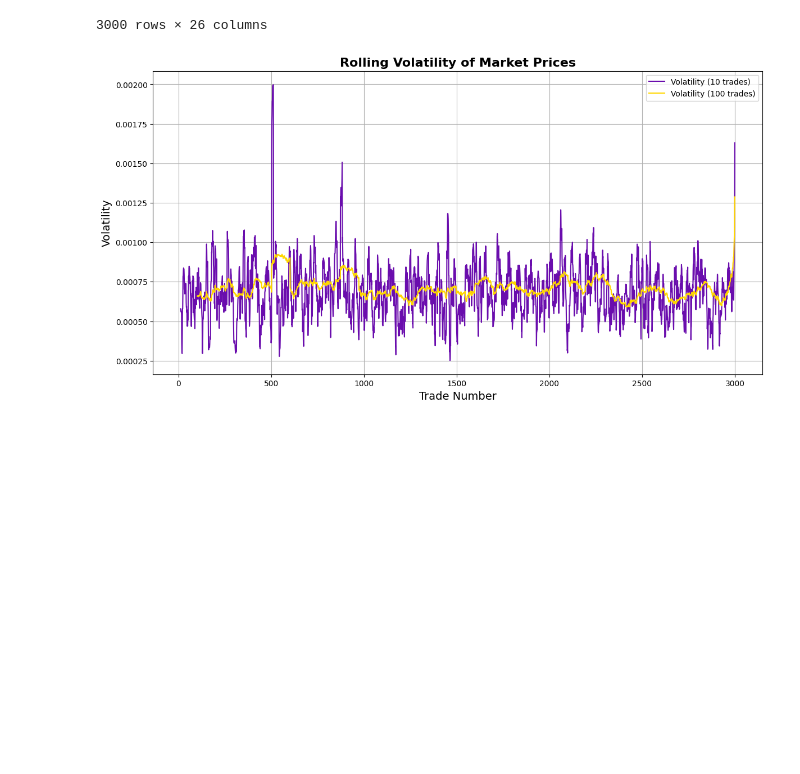
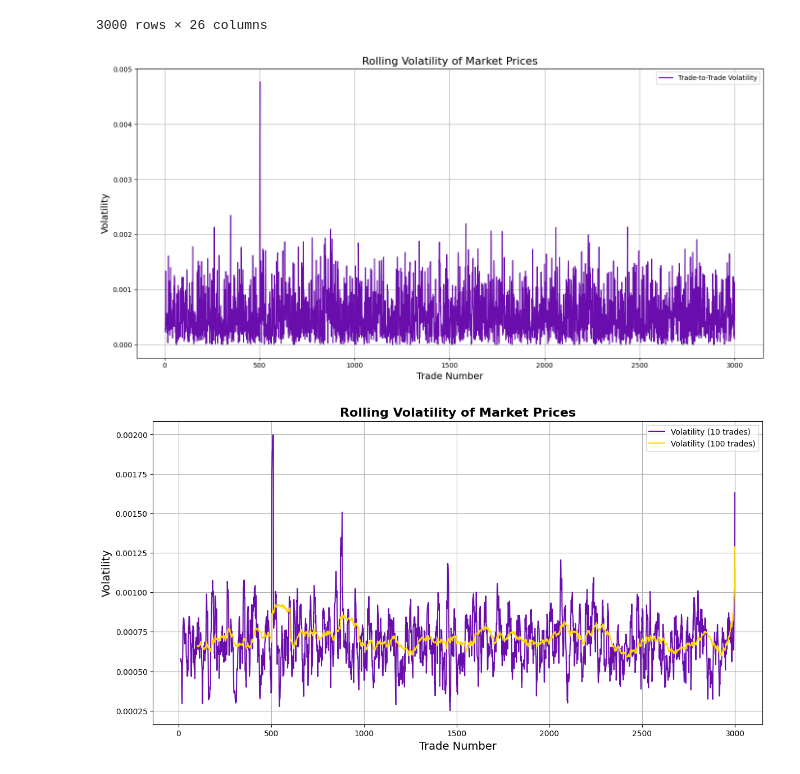
Before and after one commit to richardeli/Thesis, a Jupyter notebook: Data Analysis - Only Used Figures/Last_3000.ipynb, the cells around one changed output. Cells and saved outputs as stored; diff of their text form; code cells hidden in the pictures; blank space fills up the shorter version.

```diff
--- a/Data Analysis - Only Used Figures/Last_3000.ipynb
+++ b/Data Analysis - Only Used Figures/Last_3000.ipynb
@@ -204,6 +280,23 @@ df_1
 | 2998 | 2999 | 68.922989 | -411.448276 | 64.973640 | NaN | NaN | ... |
 | 2999 | 3000 | 69.408940 | -410.454662 | 64.973640 | NaN | NaN | ... |
 3000 rows × 26 columns
+# %%
+# Plotting the volatility
+plt.figure(figsize=(14, 7))
+plt.plot(df_1['Trade Number'], df_1['Volatility'], label='Trade-to-Trade Volatility', color='#6A0DAD')
+
+# Adding labels and title
+plt.title('Rolling Volatility of Market Prices', fontsize=16)
+plt.xlabel('Trade Number', fontsize=14)
+plt.ylabel('Volatility', fontsize=14)
+plt.legend()
+plt.grid()
+
+# Show plot
+plt.tight_layout()
+plt.show()
+# %% [output]
+[figure, added]
 # %%
 plt.figure(figsize=(14, 7))
 plt.plot(df_1['Trade Number'], df_1['Volatility_10'], label='Volatility (10 trades)', color='#6A0DAD')  # Purple
```
Also changed, not shown: parts of 8 cells of this notebook, 1 other file.
